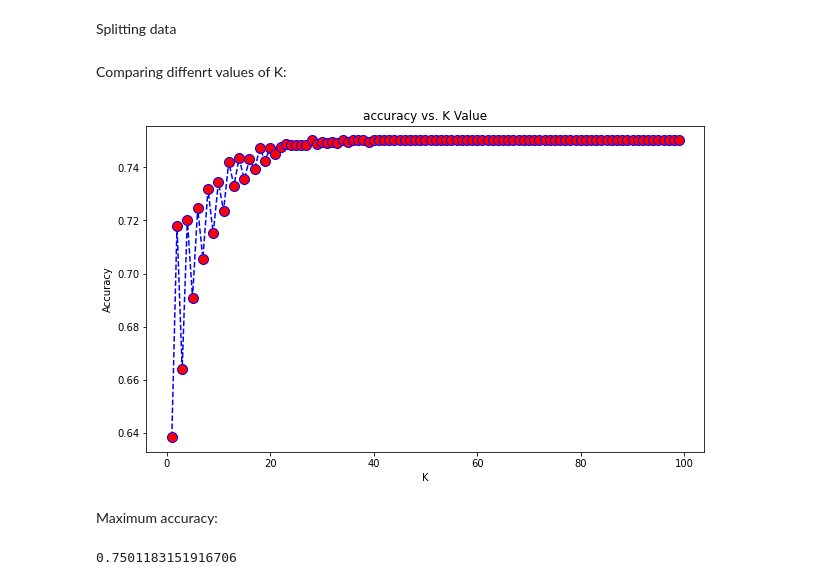
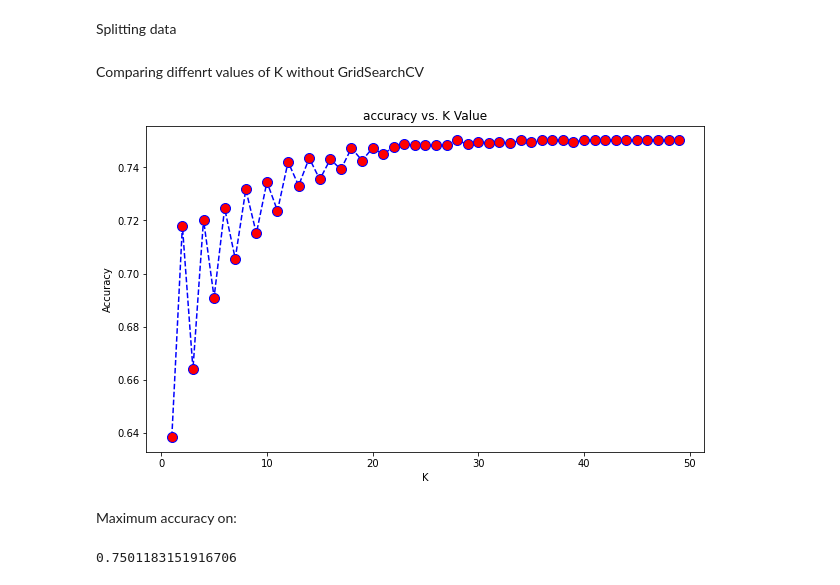
Before and after one commit to kurumkan/ml-classes, a Jupyter notebook: freecodecamp/Telco Customer Churn.ipynb, the cells around one changed output. Drawn from its saved outputs; the diff is of its cells as text; code cells hidden in the pictures.

```diff
--- a/freecodecamp/Telco Customer Churn.ipynb
+++ b/freecodecamp/Telco Customer Churn.ipynb
@@ -213,27 +215,28 @@ all_inputs = customers.loc[:,customers.columns!='Churn'].values
 all_classes = customers['Churn'].values
 (train_inputs, test_inputs, train_classes, test_classes) = train_test_split(all_inputs, all_classes, train_size=0.7, random_state=1)
 # %% [markdown]
-Comparing diffenrt values of K:
+Comparing diffenrt values of K without GridSearchCV
 # %%
 def getScore(k, train_inputs, train_classes, test_inputs, test_classes):
-    knn = KNeighborsClassifier(n_neighbors=k)
+    knn = KNeighborsClassifier(k)
     knn.fit(train_inputs, train_classes)
     return knn.score(test_inputs, test_classes)
 
 scores = []
-for k in range(1, 100):
+MAX_K = 50
+for k in range(1, MAX_K):
     score = getScore(k, train_inputs, train_classes, test_inputs, test_classes)
     scores.append(score)
 
 plt.figure(figsize=(10, 6))
-plt.plot(range(1, 100), scores, color='blue', linestyle='dashed',
+plt.plot(range(1, MAX_K), scores, color='blue', linestyle='dashed',
          marker='o', markerfacecolor='red', markersize=10)
 plt.title('accuracy vs. K Value')
 plt.xlabel('K')
 plt.ylabel('Accuracy')
 plt.show()
 # %% [output]
-[figure, old version]
+[figure, new version]
 # %% [markdown]
-Maximum accuracy:
+Maximum accuracy on:
 # %%
```
Also changed, not shown: parts of 17 cells of this notebook.
